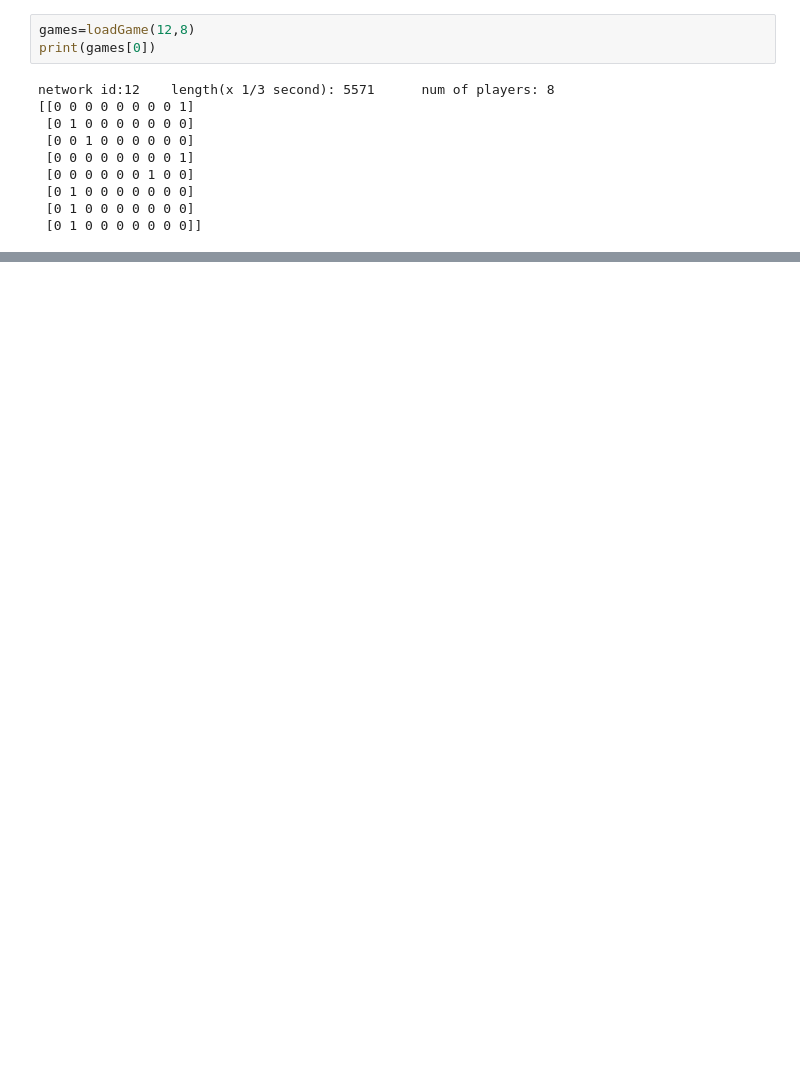
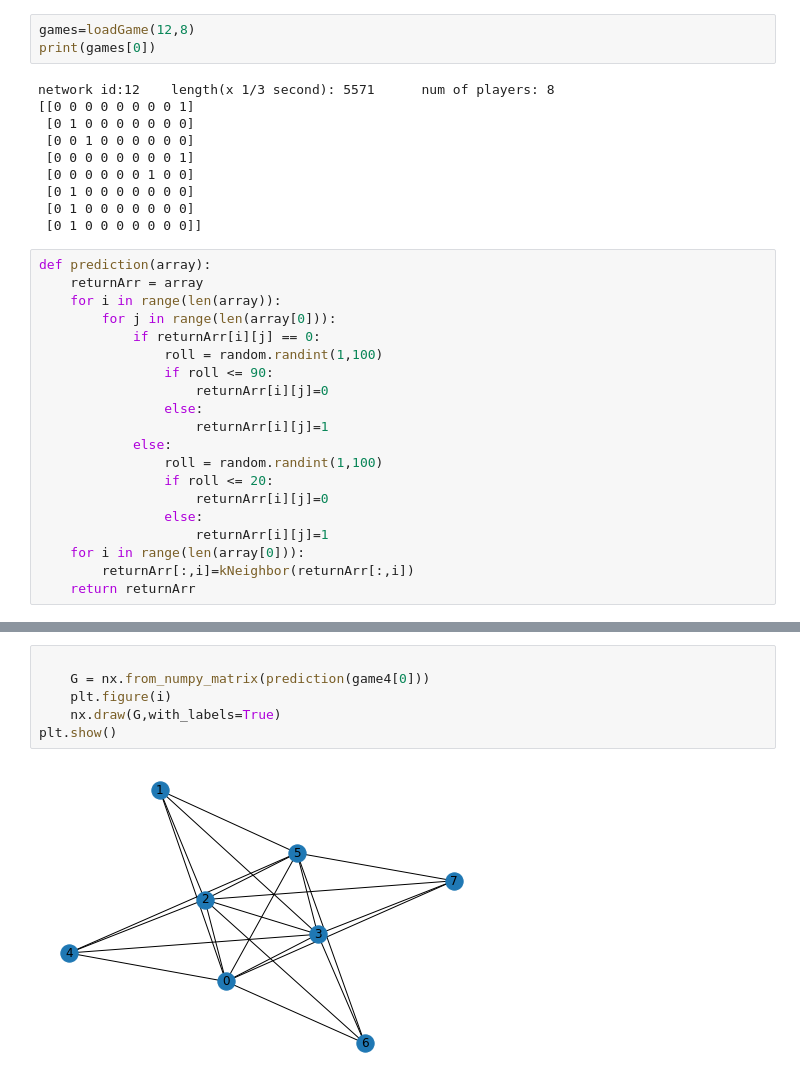
Before and after one commit to J-cuong/CSC407, a Jupyter notebook: NetworkAnalysisProj.ipynb, the cells around one changed output, grey strips where cells are left out. Cells and saved outputs as stored; diff of their text form; blank space fills up the shorter version.

```diff
--- a/NetworkAnalysisProj.ipynb
+++ b/NetworkAnalysisProj.ipynb
@@ -293,3 +293,23 @@ network id:12    length(x 1/3 second): 5571      num of players: 8
  [0 1 0 0 0 0 0 0 0]
  [0 1 0 0 0 0 0 0 0]
  [0 1 0 0 0 0 0 0 0]]
+# %%
+def prediction(array):
+    returnArr = array
+    for i in range(len(array)):
+        for j in range(len(array[0])):
+            if returnArr[i][j] == 0:
+                roll = random.randint(1,100)
+                if roll <= 90:
+                    returnArr[i][j]=0
+                else:
+                    returnArr[i][j]=1
+            else:
+                roll = random.randint(1,100)
+                if roll <= 20:
+                    returnArr[i][j]=0
+                else:
+                    returnArr[i][j]=1
+    for i in range(len(array[0])):
+        returnArr[:,i]=kNeighbor(returnArr[:,i])
+    return returnArr
@@ -295,0 +334,8 @@ network id:12    length(x 1/3 second): 5571      num of players: 8
+# %%
+
+    G = nx.from_numpy_matrix(prediction(game4[0]))
+    plt.figure(i)
+    nx.draw(G,with_labels=True)
+plt.show()
+# %% [output]
+[figure, added]
```
Also changed, not shown: parts of 17 cells of this notebook.
